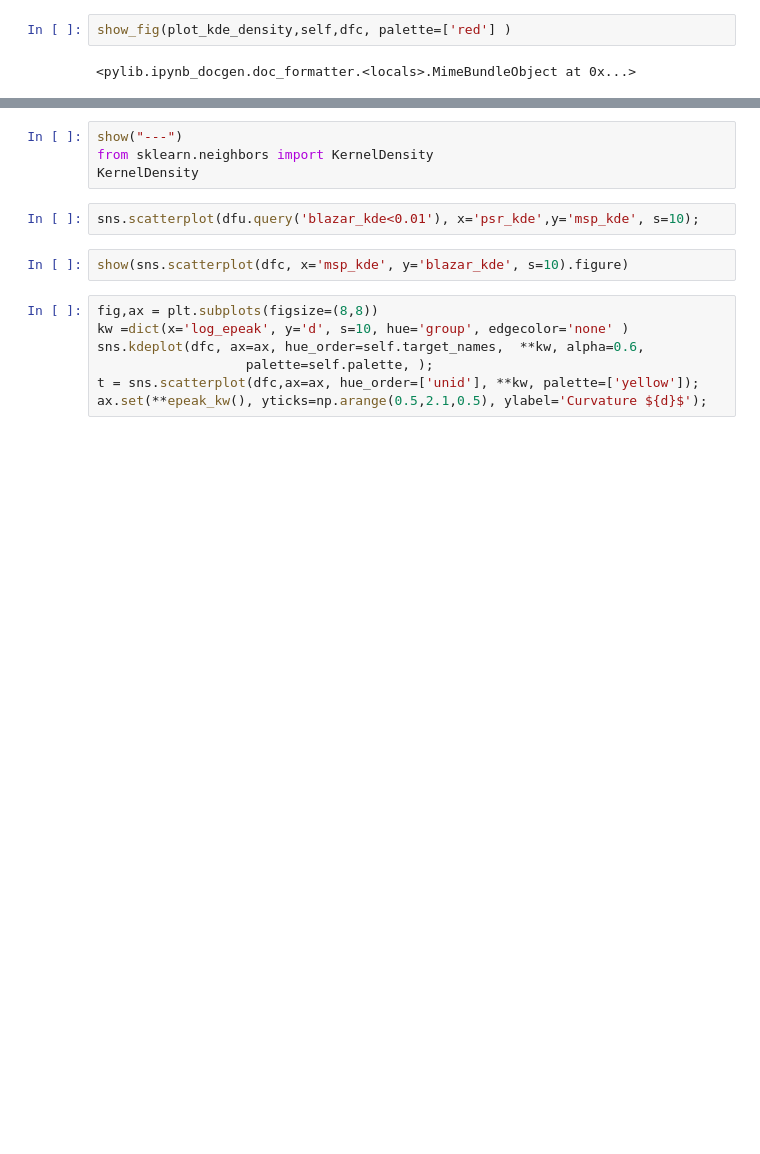
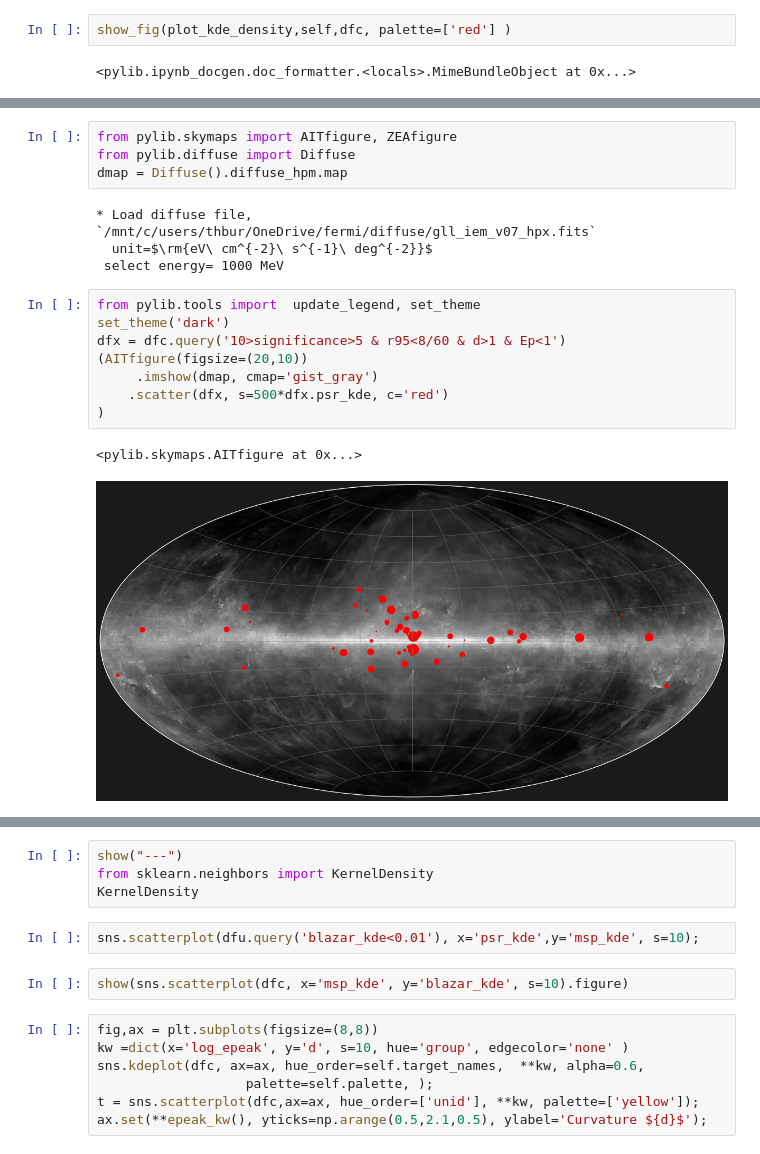
Before and after one commit to tburnett/srcpop, a Jupyter notebook: paper/kde_approach.ipynb, the cells around one changed output, grey strips where cells are left out. Drawn from its saved outputs; the diff is of its cells as text; blank space fills up the shorter version.

```diff
--- a/paper/kde_approach.ipynb
+++ b/paper/kde_approach.ipynb
@@ -60,0 +47,19 @@ show(fig)
+# %%
+from pylib.skymaps import AITfigure, ZEAfigure
+from pylib.diffuse import Diffuse
+dmap = Diffuse().diffuse_hpm.map
+# %% [output]
+* Load diffuse file,  `/mnt/c/users/thbur/OneDrive/fermi/diffuse/gll_iem_v07_hpx.fits`
+  unit=$\rm{eV\ cm^{-2}\ s^{-1}\ deg^{-2}}$
+ select energy= 1000 MeV
+# %%
+from pylib.tools import  update_legend, set_theme
+set_theme('dark')
+dfx = dfc.query('10>significance>5 & r95<8/60 & d>1 & Ep<1')
+(AITfigure(figsize=(20,10))
+     .imshow(dmap, cmap='gist_gray')
+    .scatter(dfx, s=500*dfx.psr_kde, c='red')
+)
+# %% [output]
+<pylib.skymaps.AITfigure at 0x...>
+[figure, added]
```
Also changed, not shown: parts of 13 cells of this notebook, 12 other files.
